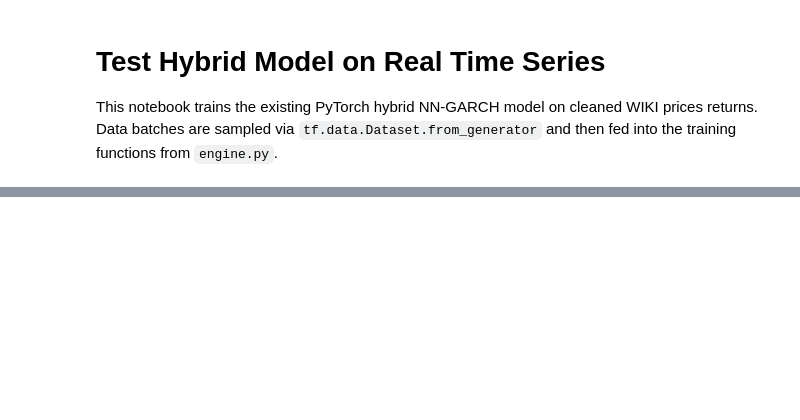
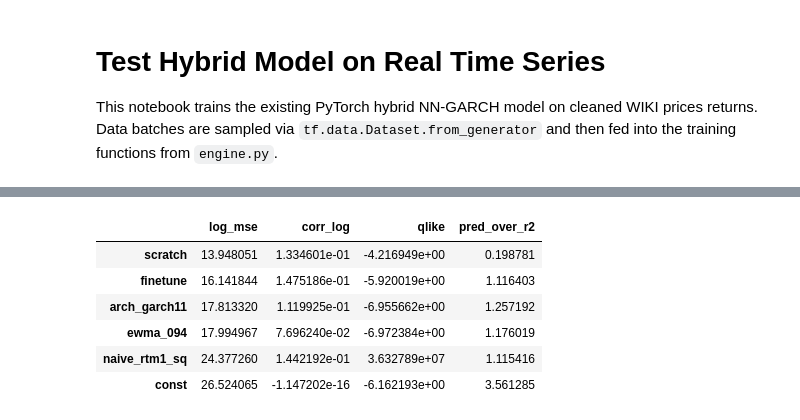
Before and after one commit to wacil-AI/LAB-Project, a Jupyter notebook: test_on_real_time_series.ipynb, the cells around one changed output, grey strips where cells are left out. Drawn from its saved outputs; the diff is of its cells as text; code cells hidden in the pictures; blank space fills up the shorter version.

Commit message:
Update notebook and training pipeline

```diff
--- a/test_on_real_time_series.ipynb
+++ b/test_on_real_time_series.ipynb
@@ -150,0 +188,19 @@ _ = plot_predictions_analysis(model, test_loader, device, n_examples=1000)
+# %%
+import numpy as np
+from scipy.stats import pearsonr, spearmanr
+
+eps = 1e-12
+
+# If your scatter is log-log of r^2 vs variance_hat:
+x = np.log(np.maximum(y_true, eps))   # true (r^2)
+y = np.log(np.maximum(y_pred, eps))   # predicted variance
+
+# Remove non-finite values just in case
+m = np.isfinite(x) & np.isfinite(y)
+x, y = x[m], y[m]
+
+r, p = pearsonr(x, y)
+rho, p_s = spearmanr(x, y)
+
+print(f"Pearson r={r:.4f}, p-value={p:.3e}")
+print(f"Spearman rho={rho:.4f}, p-value={p_s:.3e}")
@@ -150,0 +512,73 @@ _ = plot_predictions_analysis(model, test_loader, device, n_examples=1000)
+# %%
+from arch import arch_model
+
+# p_s, p_f, y_s viennent de la cellule précédente (fixed test set)
+y_true = y_s.astype(np.float64)
+p_s = np.maximum(p_s.astype(np.float64), 1e-12)
+p_f = np.maximum(p_f.astype(np.float64), 1e-12)
+
+# Reconstitue X test (pour baselines)
+X_list, Y_list = [], []
+for xb, yb in test_loader_fixed:
+    X_list.append(xb.numpy())
+    Y_list.append(yb.numpy())
+
+X_test = np.concatenate(X_list, axis=0).astype(np.float64)  # [N, W, 1]
+y_check = np.concatenate(Y_list, axis=0).astype(np.float64)
+assert np.allclose(y_true, y_check), "y_true != test_loader_fixed targets"
+
+# Baseline 1: constante = moyenne train de r^2
+train_block = returns_values[TRAIN_RANGE[0]:TRAIN_RANGE[1], :]
+const_var = float(np.mean(train_block.astype(np.float64) ** 2))
+p_const = np.full_like(y_true, const_var)
+
+# Baseline 2: naive = r_{t-1}^2
+p_naive = np.maximum(X_test[:, -1, 0] ** 2, 1e-12)
+
+# Baseline 3: EWMA (lambda=0.94)
+lam = 0.94
+w = (1 - lam) * lam ** np.arange(WINDOW_SIZE - 1, -1, -1)
+w = w / w.sum()
+p_ewma = np.maximum((X_test[:, :, 0] ** 2 @ w), 1e-12)
+
+def metrics(y, p, eps=1e-12):
+    y = np.maximum(y, eps)
+    p = np.maximum(p, eps)
+    ly, lp = np.log(y), np.log(p)
+    return {
+        "log_mse": float(np.mean((lp - ly) ** 2)),
+        "corr_log": float(np.corrcoef(ly, lp)[0, 1]) if (np.std(ly) > 0 and np.std(lp) > 0) else np.nan,
+        "qlike": float(np.mean(y / p + np.log(p))),
+        "pred_over_r2": float(np.mean(p) / np.mean(y)),
+    }
+
+# --- ARCH(1,1) baseline ---
+# NOTE: coûteux -> sous-échantillon pour vitesse + comparaison équitable sur le même subset
+N_ARCH = min(2000, len(y_true))
+rng = np.random.default_rng(42)
+idx_arch = rng.choice(len(y_true), size=N_ARCH, replace=False)
+
+def arch_one_step_var(window_r):
+    # window_r: returns (non-scalés)
+    am = arch_model(window_r * 100.0, mean="Zero", vol="GARCH", p=1, q=1, dist="normal")
+    res = am.fit(disp="off")
+    f = res.forecast(horizon=1, reindex=False)
+    return float(f.variance.values[-1, 0] / (100.0 ** 2))
+
+p_arch = np.empty(N_ARCH, dtype=np.float64)
+for k, i in enumerate(idx_arch):
+    p_arch[k] = max(arch_one_step_var(X_test[i, :, 0]), 1e-12)
+
+# Compare tous les modèles sur le même subset ARCH
+rows = {
+    "scratch": metrics(y_true[idx_arch], p_s[idx_arch]),
+    "finetune": metrics(y_true[idx_arch], p_f[idx_arch]),
+    "const": metrics(y_true[idx_arch], p_const[idx_arch]),
+    "naive_rtm1_sq": metrics(y_true[idx_arch], p_naive[idx_arch]),
+    "ewma_094": metrics(y_true[idx_arch], p_ewma[idx_arch]),
+    "arch_garch11": metrics(y_true[idx_arch], p_arch),
+}
+
+df_cmp = pd.DataFrame(rows).T.sort_values("log_mse")
+display(df_cmp)
+# %% [output]
@@ -150,0 +593,7 @@ _ = plot_predictions_analysis(model, test_loader, device, n_examples=1000)
+|  | log_mse | corr_log | qlike | pred_over_r2 |
+| scratch | 13.948051 | 1.334601e-01 | -4.216949e+00 | 0.198781 |
+| finetune | 16.141844 | 1.475186e-01 | -5.920019e+00 | 1.116403 |
+| arch_garch11 | 17.813320 | 1.119925e-01 | -6.955662e+00 | 1.257192 |
+| ewma_094 | 17.994967 | 7.696240e-02 | -6.972384e+00 | 1.176019 |
+| naive_rtm1_sq | 24.377260 | 1.442192e-01 | 3.632789e+07 | 1.115416 |
+| const | 26.524065 | -1.147202e-16 | -6.162193e+00 | 3.561285 |
```
Also changed, not shown: parts of 16 cells of this notebook, 1 other file.
